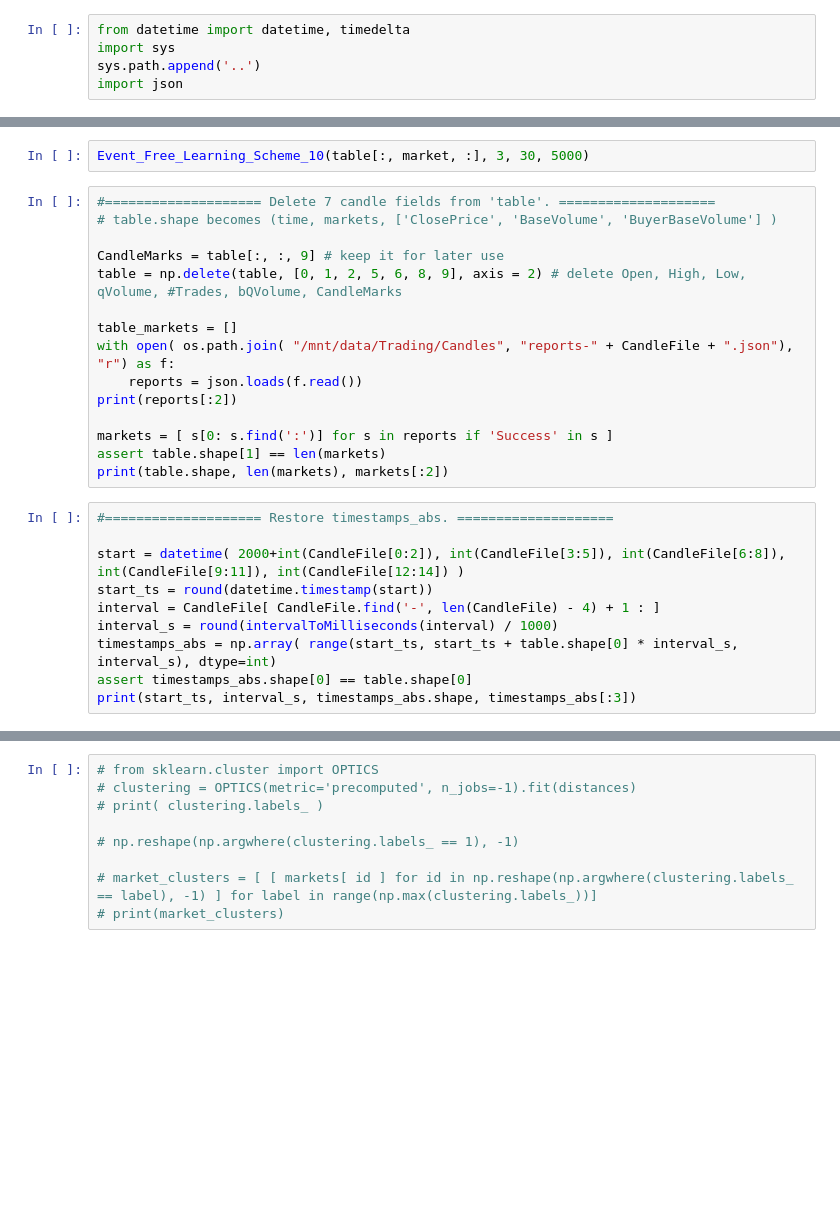
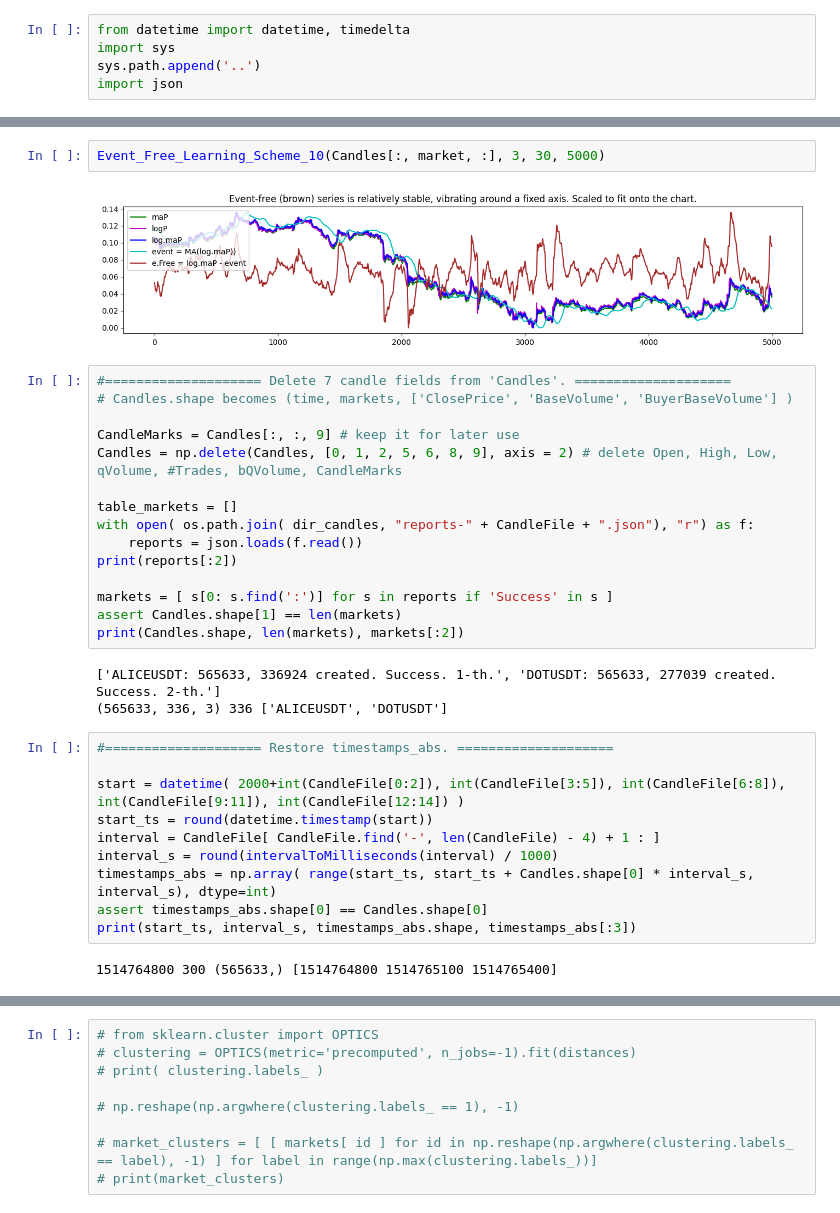
Before and after one commit to MachineLearningMike/TRAIN, a Jupyter notebook: Notebooks/Mike_NB_45_abstract_model.ipynb, the cells around one changed output, grey strips where cells are left out. Saved outputs shown, nothing was run; the diff lists cells and outputs as text; blank space fills up the shorter version.

```diff
--- a/Notebooks/Mike_NB_45_abstract_model.ipynb
+++ b/Notebooks/Mike_NB_45_abstract_model.ipynb
@@ -56,20 +110,25 @@ Show_Price_Volume_10(table[:, market, :], 1, 1, 5000)
 # %%
-Event_Free_Learning_Scheme_10(table[:, market, :], 3, 30, 5000)
+Event_Free_Learning_Scheme_10(Candles[:, market, :], 3, 30, 5000)
+# %% [output]
+[figure, added]
 # %%
-#==================== Delete 7 candle fields from 'table'. ====================
-# table.shape becomes (time, markets, ['ClosePrice', 'BaseVolume', 'BuyerBaseVolume'] )
+#==================== Delete 7 candle fields from 'Candles'. ====================
+# Candles.shape becomes (time, markets, ['ClosePrice', 'BaseVolume', 'BuyerBaseVolume'] )
 
-CandleMarks = table[:, :, 9] # keep it for later use
-table = np.delete(table, [0, 1, 2, 5, 6, 8, 9], axis = 2) # delete Open, High, Low, qVolume, #Trades, bQVolume, CandleMarks
+CandleMarks = Candles[:, :, 9] # keep it for later use
+Candles = np.delete(Candles, [0, 1, 2, 5, 6, 8, 9], axis = 2) # delete Open, High, Low, qVolume, #Trades, bQVolume, CandleMarks
 
 table_markets = []
-with open( os.path.join( "/mnt/data/Trading/Candles", "reports-" + CandleFile + ".json"), "r") as f:
+with open( os.path.join( dir_candles, "reports-" + CandleFile + ".json"), "r") as f:
     reports = json.loads(f.read())
 print(reports[:2])
 
 markets = [ s[0: s.find(':')] for s in reports if 'Success' in s ]
-assert table.shape[1] == len(markets)
-print(table.shape, len(markets), markets[:2])
+assert Candles.shape[1] == len(markets)
+print(Candles.shape, len(markets), markets[:2])
+# %% [output]
+['ALICEUSDT: 565633, 336924 created. Success. 1-th.', 'DOTUSDT: 565633, 277039 created. Success. 2-th.']
+(565633, 336, 3) 336 ['ALICEUSDT', 'DOTUSDT']
 # %%
 #==================== Restore timestamps_abs. ====================
 
@@ -77,9 +136,11 @@ start = datetime( 2000+int(CandleFile[0:2]), int(CandleFile[3:5]), int(CandleFil
 start_ts = round(datetime.timestamp(start))
 interval = CandleFile[ CandleFile.find('-', len(CandleFile) - 4) + 1 : ]
 interval_s = round(intervalToMilliseconds(interval) / 1000)
-timestamps_abs = np.array( range(start_ts, start_ts + table.shape[0] * interval_s, interval_s), dtype=int)
-assert timestamps_abs.shape[0] == table.shape[0]
+timestamps_abs = np.array( range(start_ts, start_ts + Candles.shape[0] * interval_s, interval_s), dtype=int)
+assert timestamps_abs.shape[0] == Candles.shape[0]
 print(start_ts, interval_s, timestamps_abs.shape, timestamps_abs[:3])
+# %% [output]
+1514764800 300 (565633,) [1514764800 1514765100 1514765400]
 # %%
 # # Find market clusters # temporary
 # from sklearn.metrics import pairwise
```
Also changed, not shown: parts of 50 cells of this notebook, 2 other files.
